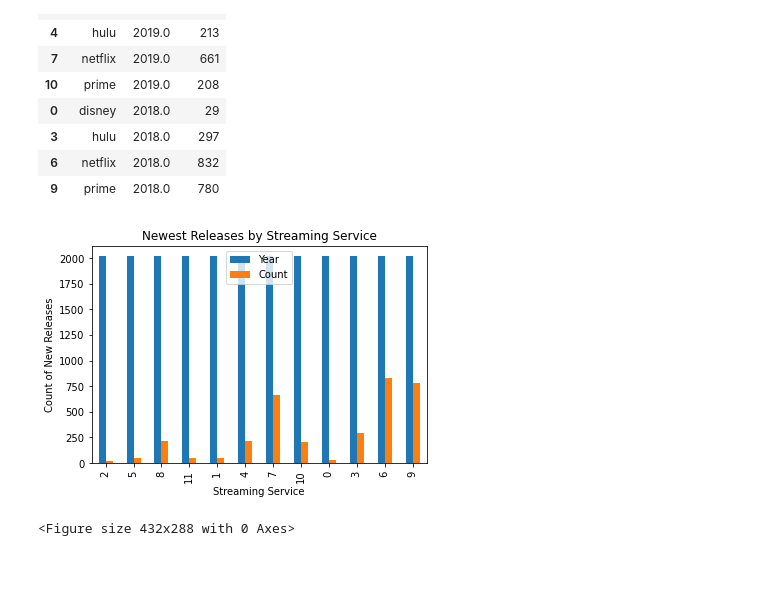
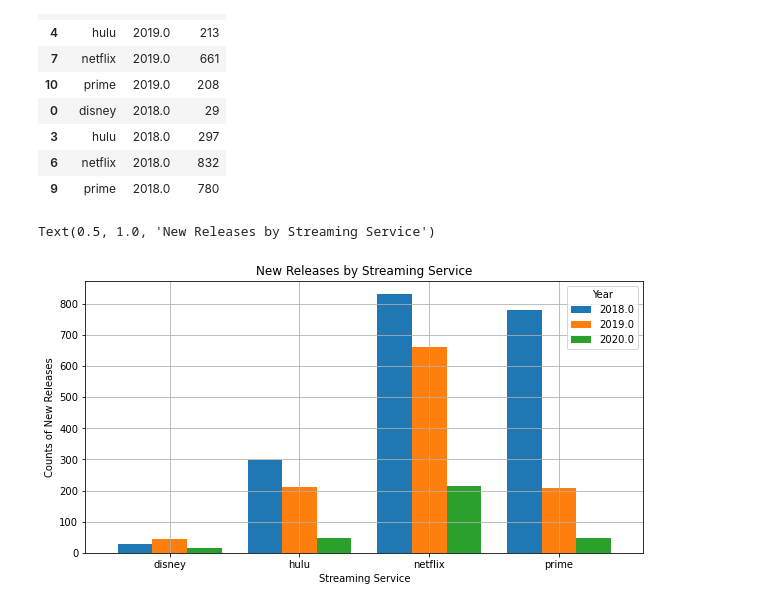
Before and after one commit to jtslater2/old_fashioned, a Jupyter notebook: Scripts/New Shows.ipynb, the cells around one changed output. Drawn from its saved outputs; the diff is of its cells as text; code cells hidden in the pictures; blank space fills up the shorter version.

Commit message:
completing graph of new shows

```diff
--- a/Scripts/New Shows.ipynb
+++ b/Scripts/New Shows.ipynb
@@ -166,12 +166,12 @@ new_releases_df_group_1
 | 9 | prime | 2018.0 | 780 |
 # %%
 #Chart Newest Shows by Streaming Service
-chart = imdb_df_group_1.pivot(index='Source', columns='Year', values='Count').plot(kind='bar',figsize=(10,5), rot=0, align='center',width=0.8, grid=True)
-chart.set_xlabel("Str")
-chart.set_ylabel("Counts of IMDB")
-plt.title("Counts of Movies' IMDB Rating per Source")
+chart = new_releases_df_group_1.pivot(index='Service', columns='Year', values='Count').plot(kind='bar',figsize=(10,5), rot=0, align='center',width=0.8, grid=True)
+chart.set_xlabel("Streaming Service")
+chart.set_ylabel("Counts of New Releases")
+plt.title("New Releases by Streaming Service")
 # %% [output]
+Text(0.5, 1.0, 'New Releases by Streaming Service')
-[figure, old version]
+[figure, new version]
-<Figure size 432x288 with 0 Axes>
 # %%
 #Save Graph
```
Also changed, not shown: parts of 1 cell of this notebook.
